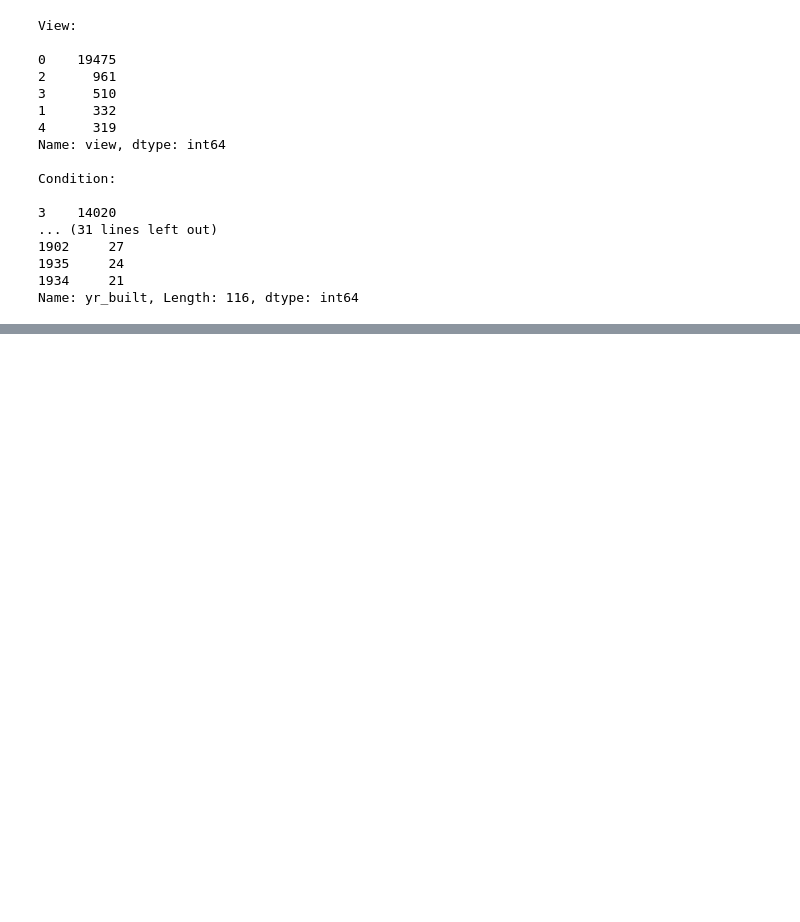
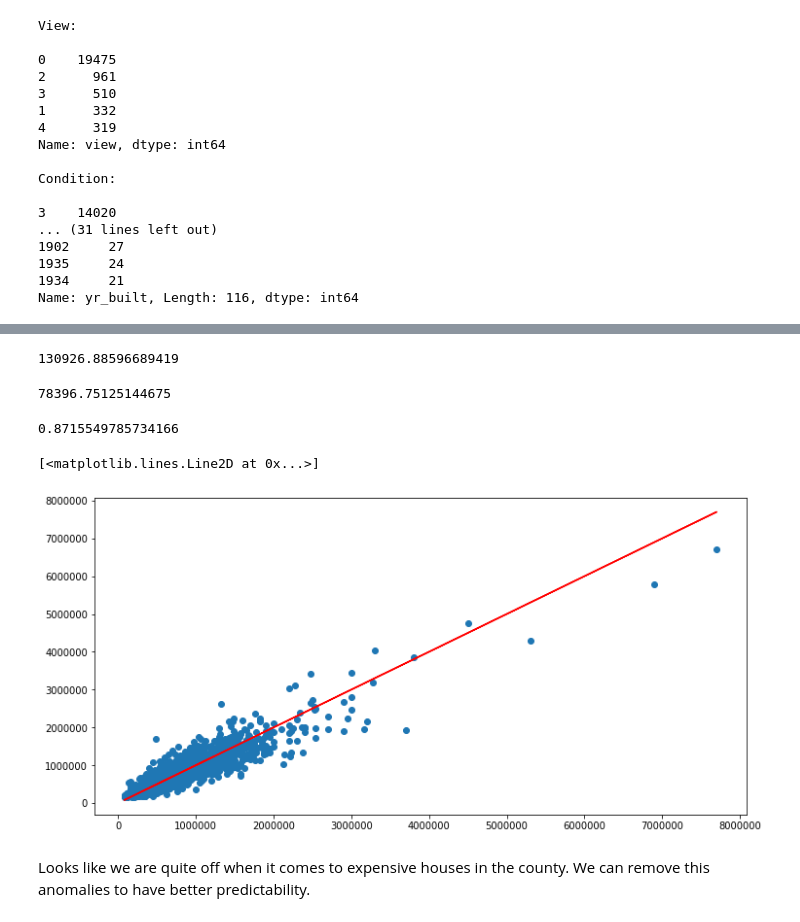
Before and after one commit to ansks/predict-house-price-kaggle, a Jupyter notebook: housing_price.ipynb, the cells around one changed output, grey strips where cells are left out. Cells and saved outputs as stored; diff of their text form; code cells hidden in the pictures; blank space fills up the shorter version.

```diff
--- a/housing_price.ipynb
+++ b/housing_price.ipynb
@@ -406,0 +444,2 @@ sns.boxplot(x= 'yr_renovated', y = 'price', data = df)
+# %%
+preds = model.predict(X_test_scaled)
@@ -406,0 +474,25 @@ sns.boxplot(x= 'yr_renovated', y = 'price', data = df)
+# %%
+## mean square error
+np.sqrt(mean_squared_error(y_test, preds))
+# %% [output]
+130926.88596689419
+# %%
+## mean absolute error
+mean_absolute_error(y_test, preds)
+# %% [output]
+78396.75125144675
+# %%
+## explained variance in model
+explained_variance_score(y_test, preds)
+# %% [output]
+0.8715549785734166
+# %%
+## True vs Preds comparison
+plt.figure(figsize=(12,6))
+plt.scatter(y_test, preds)
+plt.plot(y_test, y_test, 'r')
+# %% [output]
+[<matplotlib.lines.Line2D at 0x...>]
+[figure, added]
+# %% [markdown]
+Looks like we are quite off when it comes to expensive houses in the county. We can remove this anomalies to have better predictability.
```
Also changed, not shown: parts of 77 cells of this notebook.
